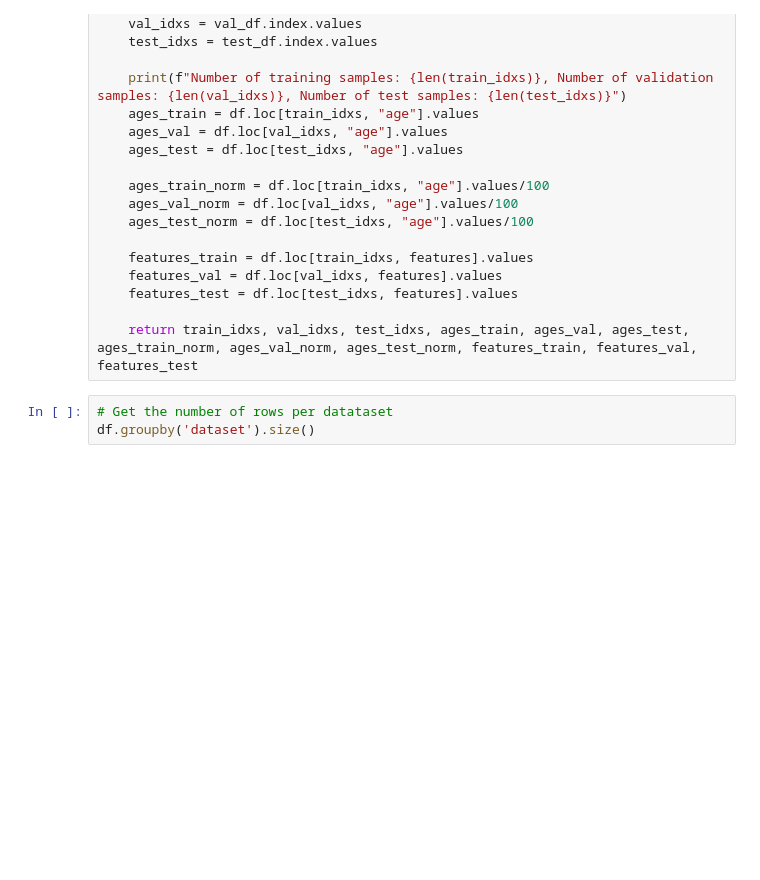
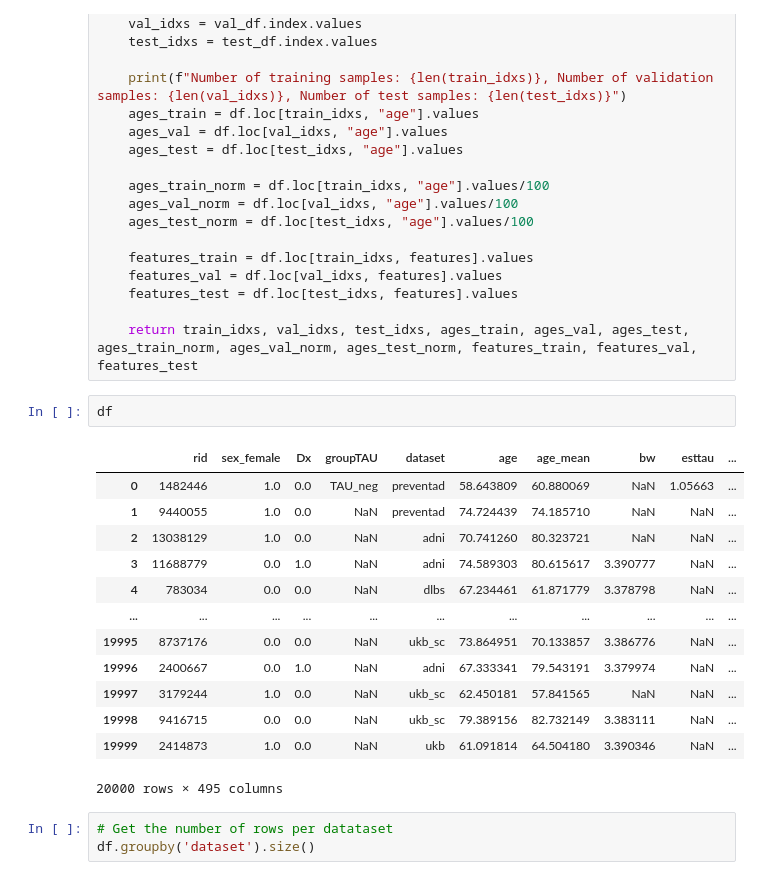
Before and after one commit to EdvardGrodem/Reconsidering-Brain-Age, a Jupyter notebook: empirical_validation/empirical_analysis_synthetic_data.ipynb, the cells around one changed output. Cells and saved outputs as stored; diff of their text form; blank space fills up the shorter version.

```diff
--- a/empirical_validation/empirical_analysis_synthetic_data.ipynb
+++ b/empirical_validation/empirical_analysis_synthetic_data.ipynb
@@ -189,6 +191,22 @@ def get_train_val_test_split(df, train_dataset, train_folds, val_folds):
     features_test = df.loc[test_idxs, features].values
 
     return train_idxs, val_idxs, test_idxs, ages_train, ages_val, ages_test, ages_train_norm, ages_val_norm, ages_test_norm, features_train, features_val, features_test
+# %%
+df
+# %% [output]
+|  | rid | sex_female | Dx | groupTAU | dataset | age | age_mean | bw | esttau | ... |
+| 0 | 1482446 | 1.0 | 0.0 | TAU_neg | preventad | 58.643809 | 60.880069 | NaN | 1.05663 | ... |
+| 1 | 9440055 | 1.0 | 0.0 | NaN | preventad | 74.724439 | 74.185710 | NaN | NaN | ... |
+| 2 | 13038129 | 1.0 | 0.0 | NaN | adni | 70.741260 | 80.323721 | NaN | NaN | ... |
+| 3 | 11688779 | 0.0 | 1.0 | NaN | adni | 74.589303 | 80.615617 | 3.390777 | NaN | ... |
+| 4 | 783034 | 0.0 | 0.0 | NaN | dlbs | 67.234461 | 61.871779 | 3.378798 | NaN | ... |
+| ... | ... | ... | ... | ... | ... | ... | ... | ... | ... | ... |
+| 19995 | 8737176 | 0.0 | 0.0 | NaN | ukb_sc | 73.864951 | 70.133857 | 3.386776 | NaN | ... |
+| 19996 | 2400667 | 0.0 | 1.0 | NaN | adni | 67.333341 | 79.543191 | 3.379974 | NaN | ... |
+| 19997 | 3179244 | 1.0 | 0.0 | NaN | ukb_sc | 62.450181 | 57.841565 | NaN | NaN | ... |
+| 19998 | 9416715 | 0.0 | 0.0 | NaN | ukb_sc | 79.389156 | 82.732149 | 3.383111 | NaN | ... |
+| 19999 | 2414873 | 1.0 | 0.0 | NaN | ukb | 61.091814 | 64.504180 | 3.390346 | NaN | ... |
+20000 rows × 495 columns
 # %%
 # Get the number of rows per datataset
 df.groupby('dataset').size()
```
Also changed, not shown: parts of 13 cells of this notebook, 2 other files.
